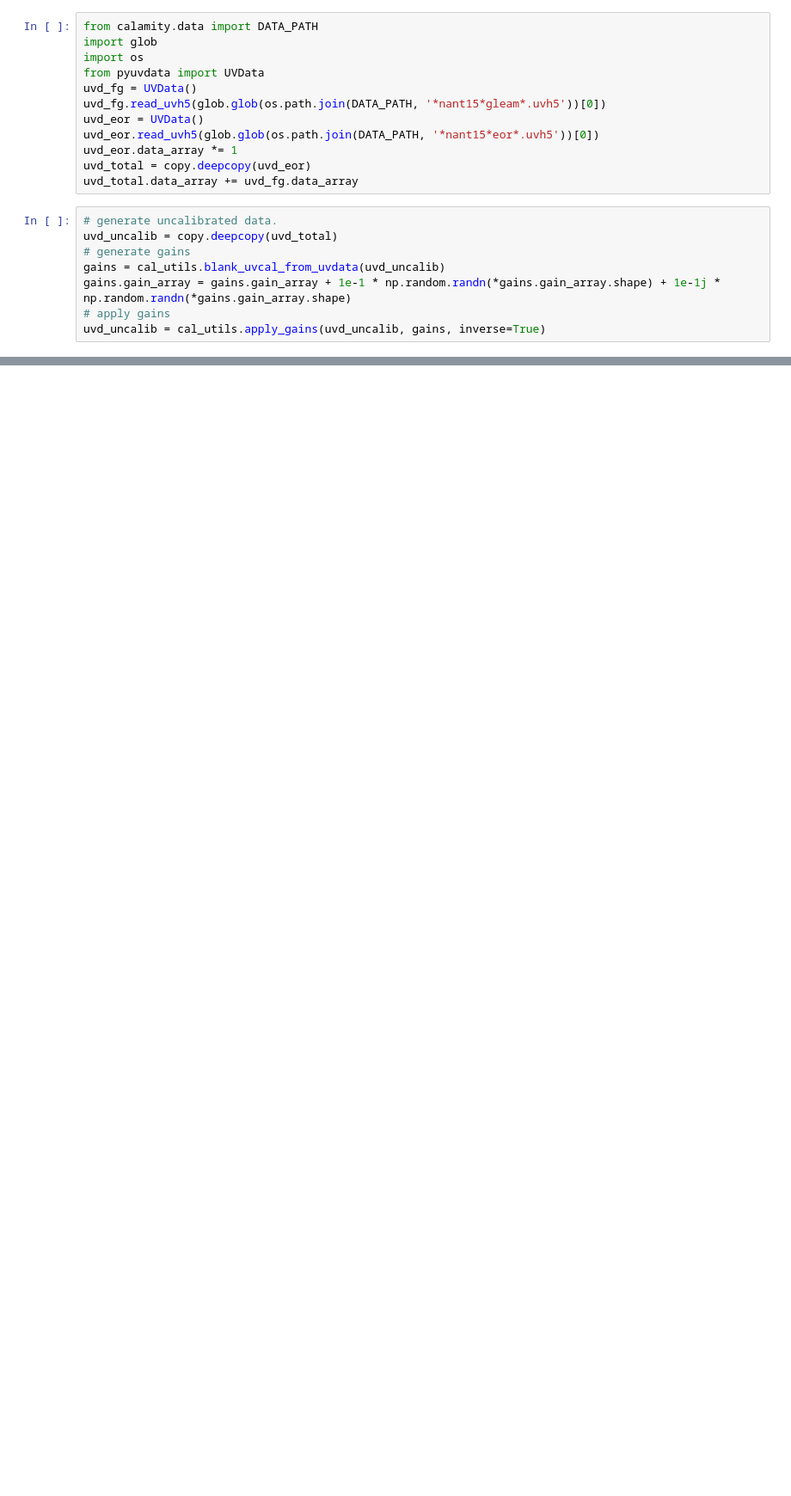
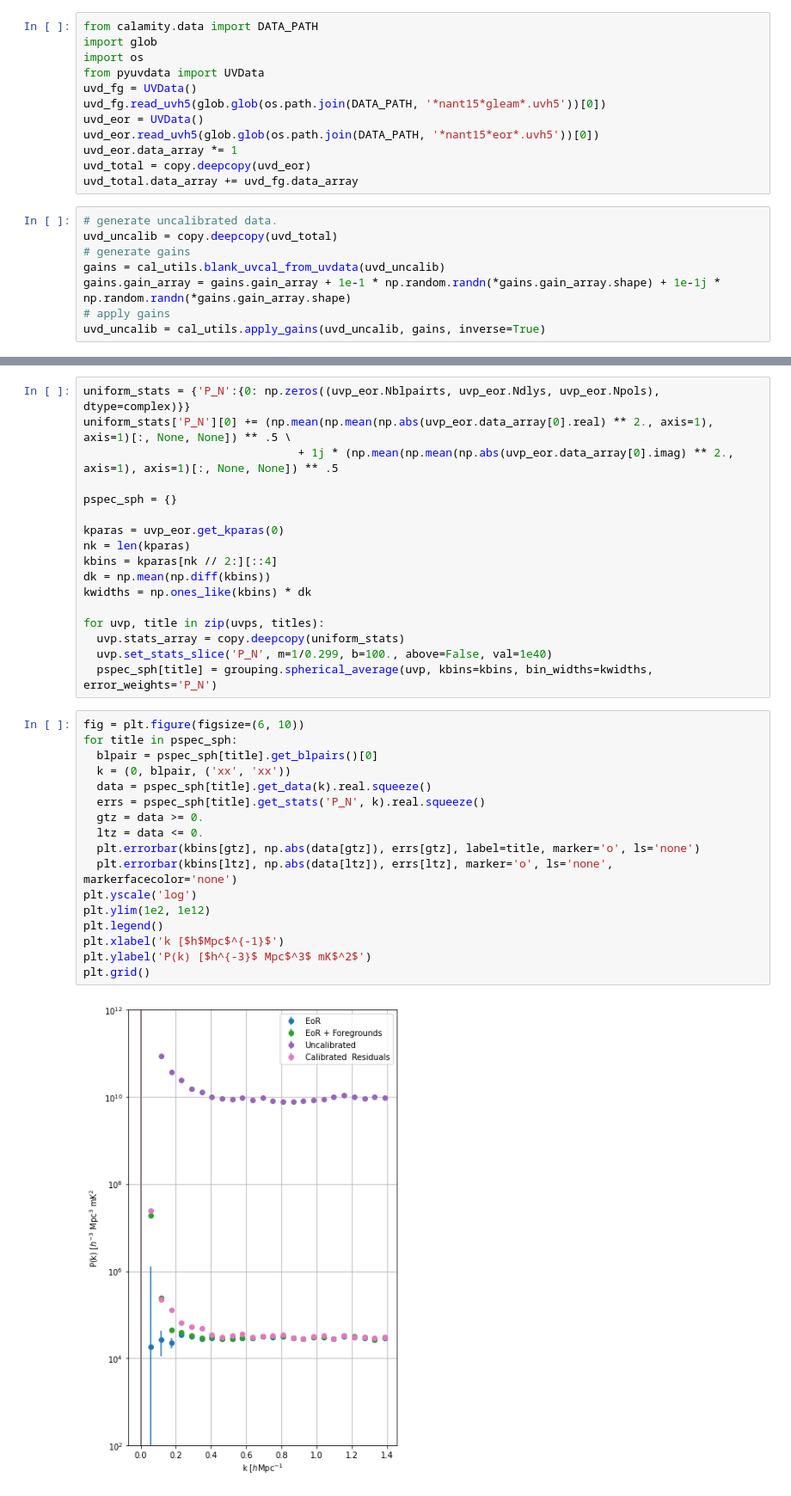
Before and after one commit to aewallwi/calamity, a Jupyter notebook: examples/Calamity_Example_Garray_15_Elements.ipynb, the cells around one changed output, grey strips where cells are left out. Shown at 86% size. Drawn from its saved outputs; the diff is of its cells as text; blank space fills up the shorter version.

```diff
--- a/examples/Calamity_Example_Garray_15_Elements.ipynb
+++ b/examples/Calamity_Example_Garray_15_Elements.ipynb
@@ -224,0 +321,36 @@ for blnum, blind in enumerate(blinds):
+# %%
+uniform_stats = {'P_N':{0: np.zeros((uvp_eor.Nblpairts, uvp_eor.Ndlys, uvp_eor.Npols), dtype=complex)}}
+uniform_stats['P_N'][0] += (np.mean(np.mean(np.abs(uvp_eor.data_array[0].real) ** 2., axis=1), axis=1)[:, None, None]) ** .5 \
+                                + 1j * (np.mean(np.mean(np.abs(uvp_eor.data_array[0].imag) ** 2., axis=1), axis=1)[:, None, None]) ** .5
+
+pspec_sph = {}
+
+kparas = uvp_eor.get_kparas(0)
+nk = len(kparas)
+kbins = kparas[nk // 2:][::4]
+dk = np.mean(np.diff(kbins))
+kwidths = np.ones_like(kbins) * dk
+
+for uvp, title in zip(uvps, titles):
+  uvp.stats_array = copy.deepcopy(uniform_stats)
+  uvp.set_stats_slice('P_N', m=1/0.299, b=100., above=False, val=1e40)
+  pspec_sph[title] = grouping.spherical_average(uvp, kbins=kbins, bin_widths=kwidths, error_weights='P_N')
+# %%
+fig = plt.figure(figsize=(6, 10))
+for title in pspec_sph:
+  blpair = pspec_sph[title].get_blpairs()[0]
+  k = (0, blpair, ('xx', 'xx'))
+  data = pspec_sph[title].get_data(k).real.squeeze()
+  errs = pspec_sph[title].get_stats('P_N', k).real.squeeze()
+  gtz = data >= 0.
+  ltz = data <= 0.
+  plt.errorbar(kbins[gtz], np.abs(data[gtz]), errs[gtz], label=title, marker='o', ls='none')
+  plt.errorbar(kbins[ltz], np.abs(data[ltz]), errs[ltz], marker='o', ls='none', markerfacecolor='none')
+plt.yscale('log')
+plt.ylim(1e2, 1e12)
+plt.legend()
+plt.xlabel('k [$h$Mpc$^{-1}$')
+plt.ylabel('P(k) [$h^{-3}$ Mpc$^3$ mK$^2$')
+plt.grid()
+# %% [output]
+[figure, added]
```
Also changed, not shown: parts of 16 cells of this notebook.
